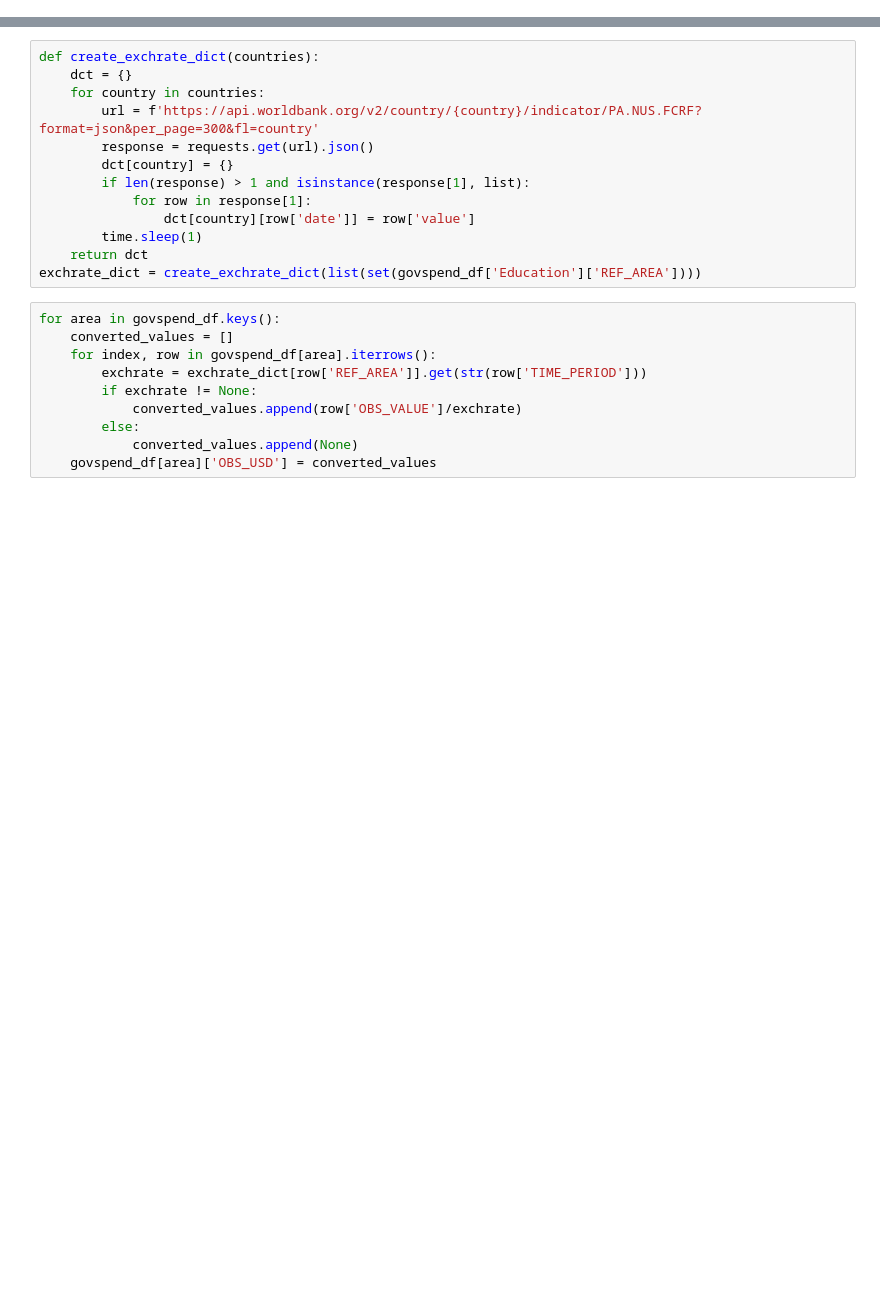
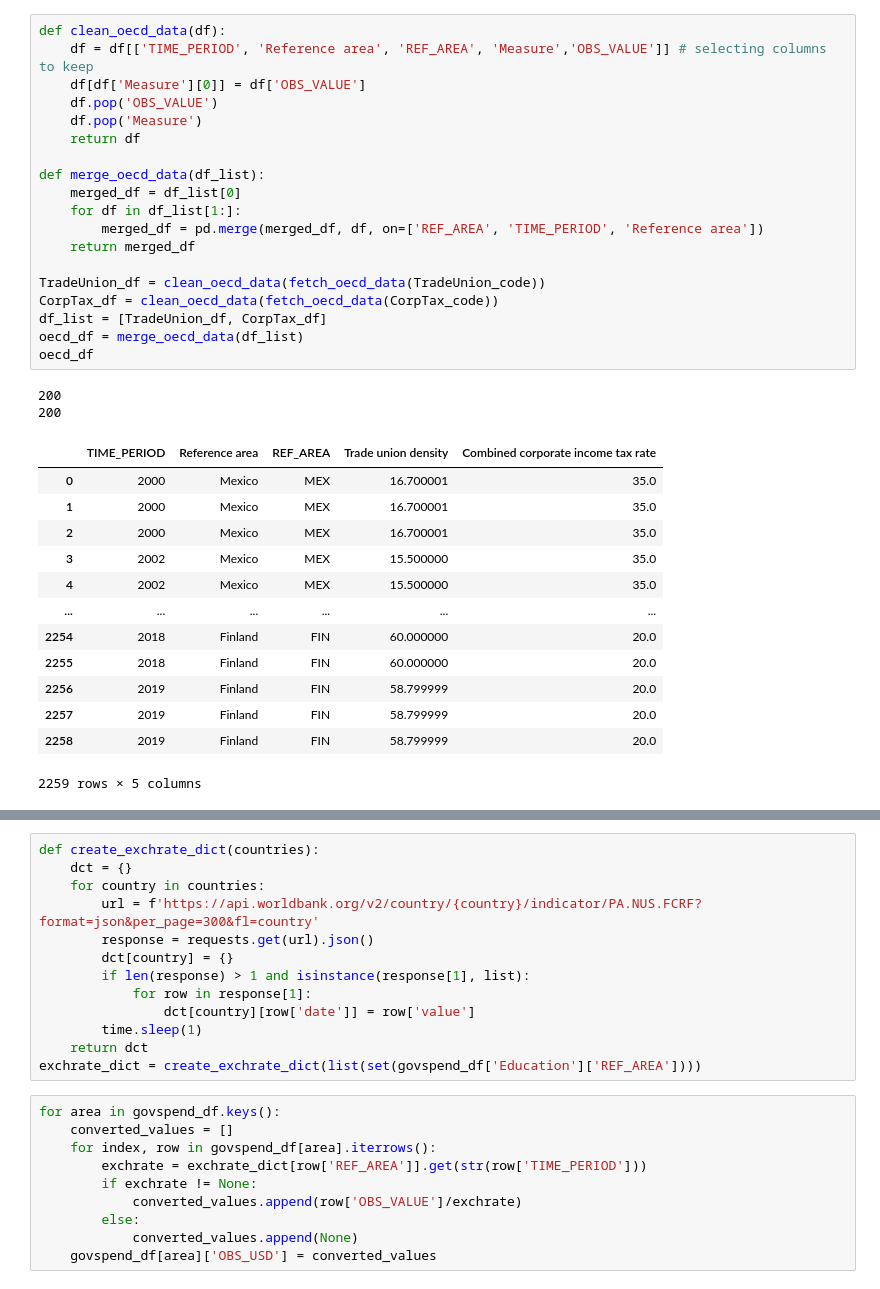
Before and after one commit to songmichael11/Consensus, a Jupyter notebook: datasets/read_data.ipynb, the cells around one changed output, grey strips where cells are left out. Cells and saved outputs as stored; diff of their text form; blank space fills up the shorter version.

Commit message:
finished data cleaning and exported to csv

```diff
--- a/datasets/read_data.ipynb
+++ b/datasets/read_data.ipynb
@@ -23,3 +38,38 @@ print(df.shape)
+# %%
+def clean_oecd_data(df):
+    df = df[['TIME_PERIOD', 'Reference area', 'REF_AREA', 'Measure','OBS_VALUE']] # selecting columns to keep
+    df[df['Measure'][0]] = df['OBS_VALUE']
+    df.pop('OBS_VALUE')
+    df.pop('Measure')
+    return df
+
+def merge_oecd_data(df_list):
+    merged_df = df_list[0]
+    for df in df_list[1:]:
+        merged_df = pd.merge(merged_df, df, on=['REF_AREA', 'TIME_PERIOD', 'Reference area'])
+    return merged_df
+
+TradeUnion_df = clean_oecd_data(fetch_oecd_data(TradeUnion_code))
+CorpTax_df = clean_oecd_data(fetch_oecd_data(CorpTax_code))
+df_list = [TradeUnion_df, CorpTax_df]
+oecd_df = merge_oecd_data(df_list)
+oecd_df
+# %% [output]
+200
+200
+|  | TIME_PERIOD | Reference area | REF_AREA | Trade union density | Combined corporate income tax rate |
+| 0 | 2000 | Mexico | MEX | 16.700001 | 35.0 |
+| 1 | 2000 | Mexico | MEX | 16.700001 | 35.0 |
+| 2 | 2000 | Mexico | MEX | 16.700001 | 35.0 |
+| 3 | 2002 | Mexico | MEX | 15.500000 | 35.0 |
+| 4 | 2002 | Mexico | MEX | 15.500000 | 35.0 |
+| ... | ... | ... | ... | ... | ... |
+| 2254 | 2018 | Finland | FIN | 60.000000 | 20.0 |
+| 2255 | 2018 | Finland | FIN | 60.000000 | 20.0 |
+| 2256 | 2019 | Finland | FIN | 58.799999 | 20.0 |
+| 2257 | 2019 | Finland | FIN | 58.799999 | 20.0 |
+| 2258 | 2019 | Finland | FIN | 58.799999 | 20.0 |
+2259 rows × 5 columns
 # %%
 def split_gov_expenditure(df, sectors):
     df_dict = {}
```
Also changed, not shown: parts of 9 cells of this notebook, 3 other files.
